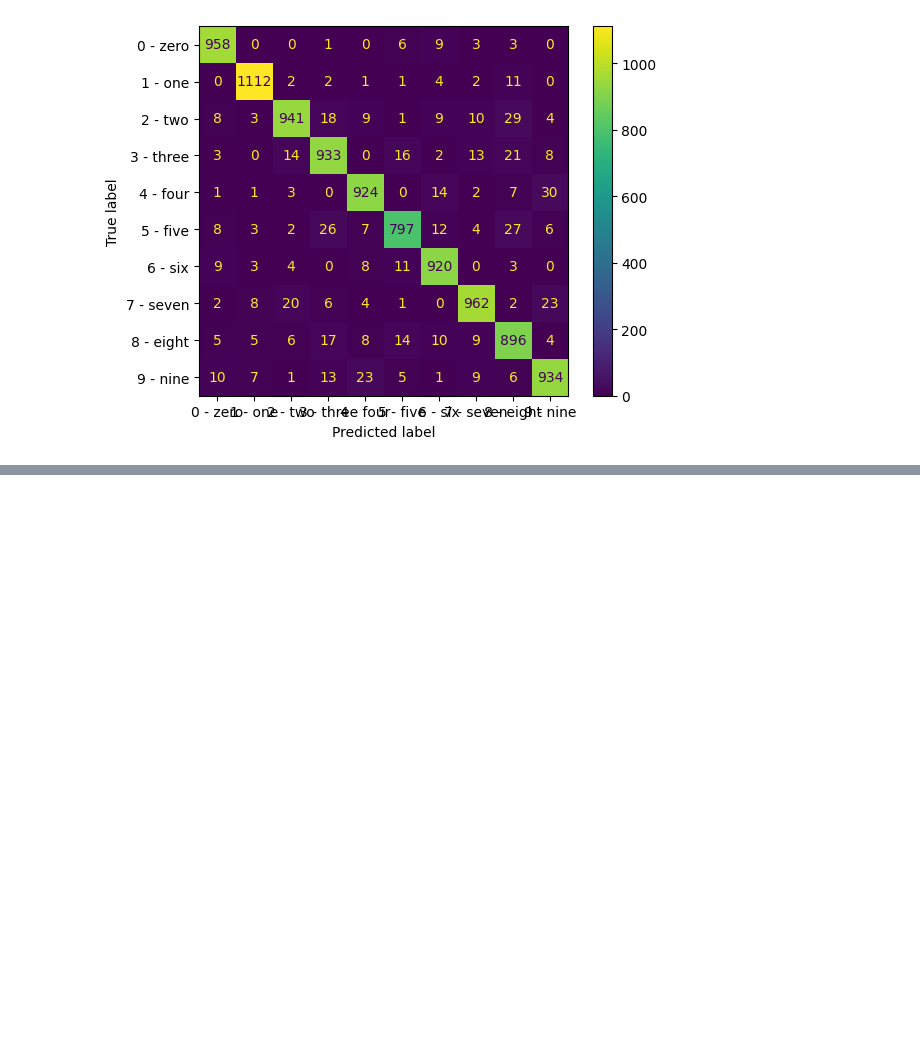
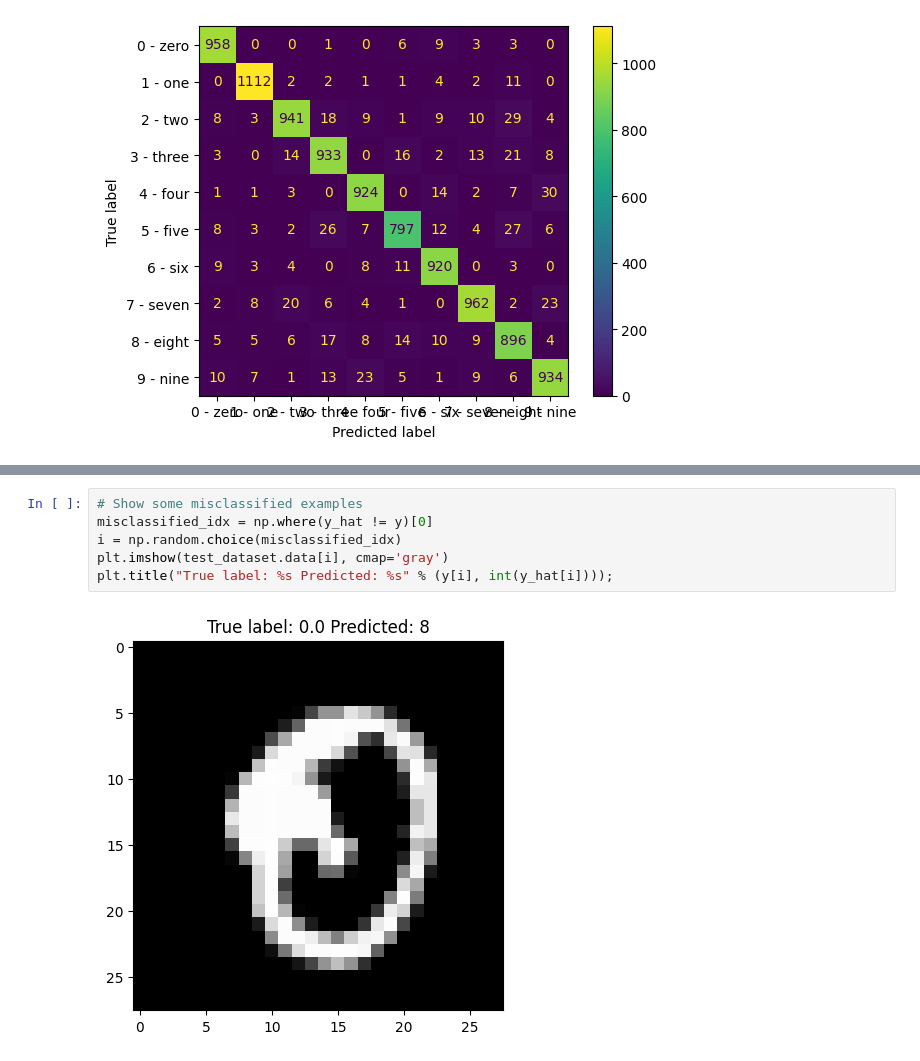
Before and after one commit to lior-alafi/private-pynotebooks, a Jupyter notebook: courses/pytorch_deeplearning_and_AI/section 5 Feed Forward ANN/ex6_ANN_mnist.ipynb, the cells around one changed output, grey strips where cells are left out. Drawn from its saved outputs; the diff is of its cells as text; blank space fills up the shorter version.

```diff
--- a/courses/pytorch_deeplearning_and_AI/section 5 Feed Forward ANN/ex6_ANN_mnist.ipynb
+++ b/courses/pytorch_deeplearning_and_AI/section 5 Feed Forward ANN/ex6_ANN_mnist.ipynb
@@ -184,0 +206,8 @@ ConfusionMatrixDisplay.from_predictions(y_true=y,y_pred=y_hat,display_labels=tes
+# %%
+# Show some misclassified examples
+misclassified_idx = np.where(y_hat != y)[0]
+i = np.random.choice(misclassified_idx)
+plt.imshow(test_dataset.data[i], cmap='gray')
+plt.title("True label: %s Predicted: %s" % (y[i], int(y_hat[i])));
+# %% [output]
+[figure, added]
```
Also changed, not shown: parts of 1 cell of this notebook.
